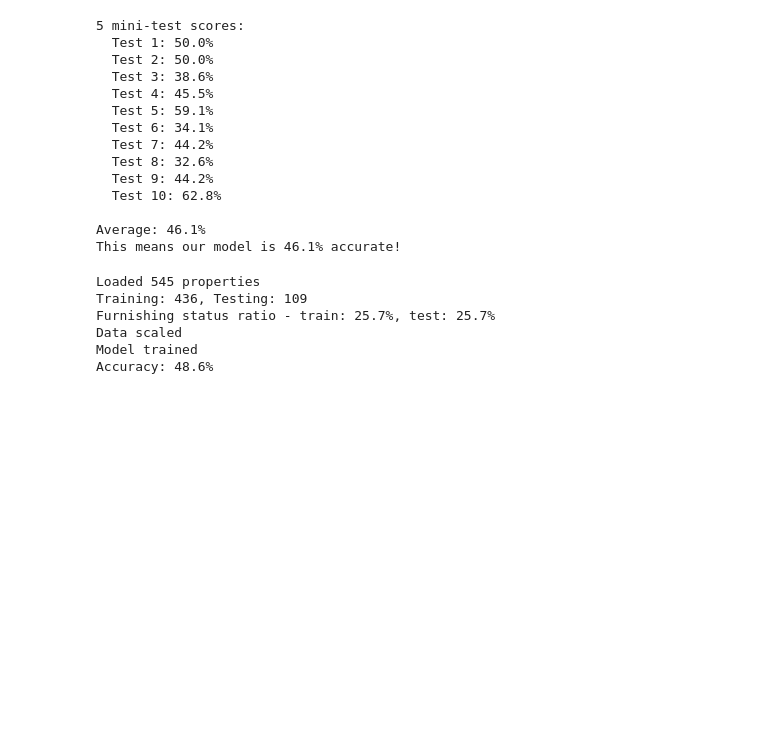
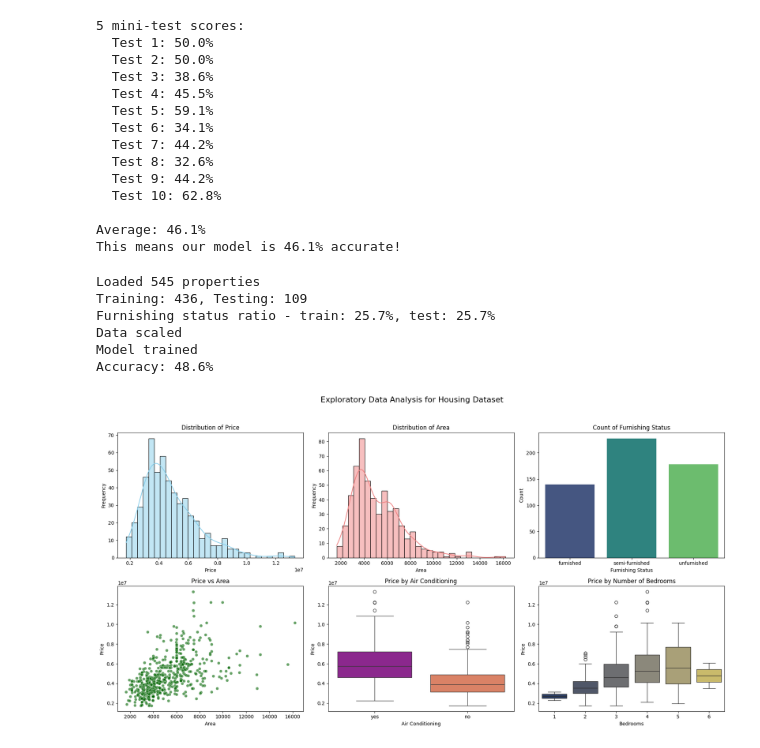
Before and after one commit to sabbirpuspo/LearningforMe, a Jupyter notebook: Housing_Dataset_Assignment_01.ipynb, the cells around one changed output. Saved outputs shown, nothing was run; the diff lists cells and outputs as text; code cells hidden in the pictures; blank space fills up the shorter version.

```diff
--- a/Housing_Dataset_Assignment_01.ipynb
+++ b/Housing_Dataset_Assignment_01.ipynb
@@ -325,3 +325,54 @@ Furnishing status ratio - train: 25.7%, test: 25.7%
 Data scaled
 Model trained
 Accuracy: 48.6%
+# %%
+import matplotlib.pyplot as plt
+import seaborn as sns
+
+def quick_eda(df):
+    """Six-panel EDA summary for the Housing dataset."""
+    fig, axes = plt.subplots(2, 3, figsize=(18, 10))
+    fig.suptitle('Exploratory Data Analysis for Housing Dataset', fontsize=16)
+
+    # Panel 1: Distribution of Price
+    sns.histplot(df['price'], bins=30, kde=True, ax=axes[0, 0], color='skyblue')
+    axes[0, 0].set_title('Distribution of Price')
+    axes[0, 0].set_xlabel('Price')
+    axes[0, 0].set_ylabel('Frequency')
+
+    # Panel 2: Distribution of Area
+    sns.histplot(df['area'], bins=30, kde=True, ax=axes[0, 1], color='lightcoral')
+    axes[0, 1].set_title('Distribution of Area')
+    axes[0, 1].set_xlabel('Area')
+    axes[0, 1].set_ylabel('Frequency')
+
+    # Panel 3: Count of Furnishing Status
+    sns.countplot(x='furnishingstatus', data=df, ax=axes[0, 2], palette='viridis')
+    axes[0, 2].set_title('Count of Furnishing Status')
+    axes[0, 2].set_xlabel('Furnishing Status')
+    axes[0, 2].set_ylabel('Count')
+
+    # Panel 4: Price vs Area (Scatter Plot)
+    sns.scatterplot(x='area', y='price', data=df, ax=axes[1, 0], alpha=0.6, color='darkgreen')
+    axes[1, 0].set_title('Price vs Area')
+    axes[1, 0].set_xlabel('Area')
+    axes[1, 0].set_ylabel('Price')
+
+    # Panel 5: Price vs Air Conditioning
+    sns.boxplot(x='airconditioning', y='price', data=df, ax=axes[1, 1], palette='plasma')
+    axes[1, 1].set_title('Price by Air Conditioning')
+    axes[1, 1].set_xlabel('Air Conditioning')
+    axes[1, 1].set_ylabel('Price')
+
+    # Panel 6: Price vs Number of Bedrooms
+    sns.boxplot(x='bedrooms', y='price', data=df, ax=axes[1, 2], palette='cividis')
+    axes[1, 2].set_title('Price by Number of Bedrooms')
+    axes[1, 2].set_xlabel('Bedrooms')
+    axes[1, 2].set_ylabel('Price')
+
+    plt.tight_layout(rect=[0, 0.03, 1, 0.95]) # Adjust layout to prevent title overlap
+    plt.show()
+
+quick_eda(df)
+# %% [output]
+[figure, added]
```
Also changed, not shown: parts of 3 cells of this notebook.
